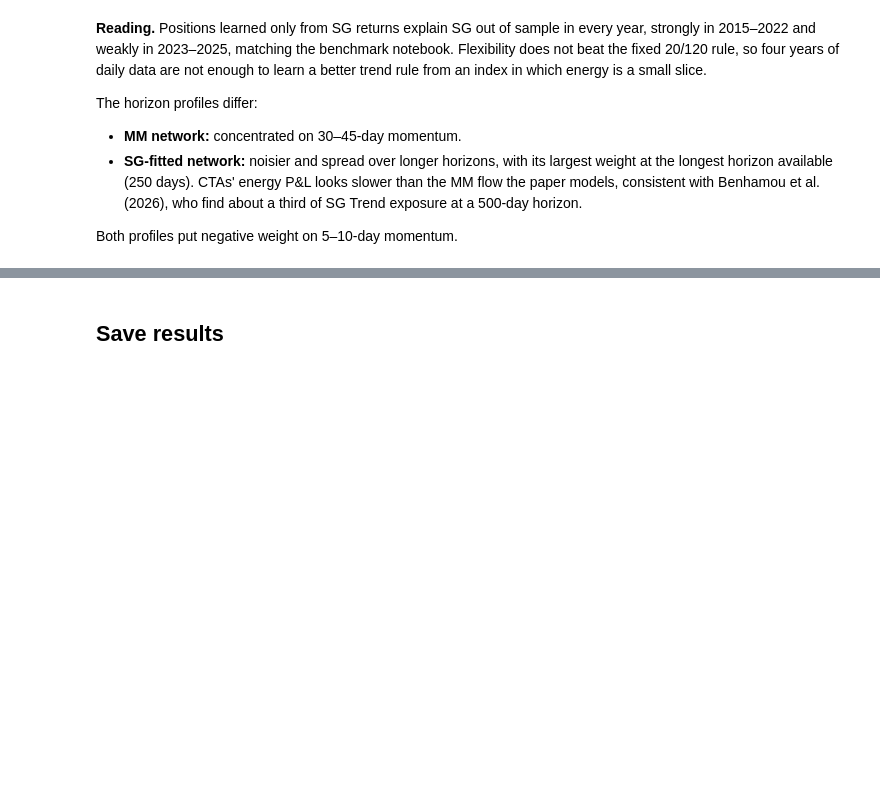
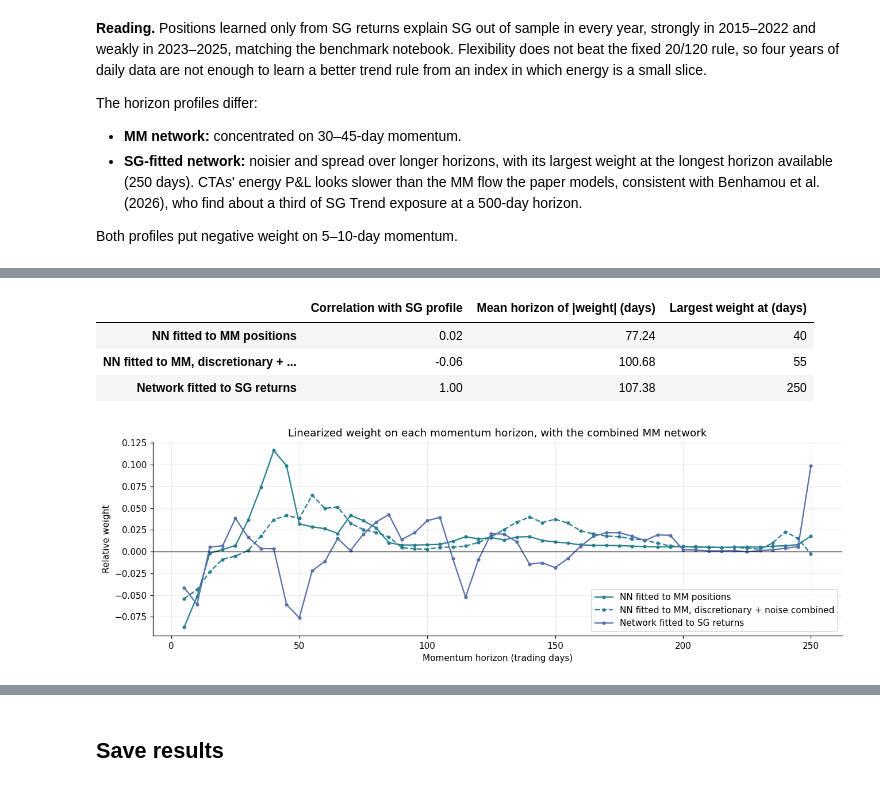
Before and after one commit to julienwax/Capstone, a Jupyter notebook: working_ideas/predict_sg_index.ipynb, the cells around one changed output, grey strips where cells are left out. Saved outputs shown, nothing was run; the diff lists cells and outputs as text; code cells hidden in the pictures; blank space fills up the shorter version.

```diff
--- a/working_ideas/predict_sg_index.ipynb
+++ b/working_ideas/predict_sg_index.ipynb
@@ -107,0 +112,28 @@ Both profiles put negative weight on 5–10-day momentum.
+# %%
+_, combined_loadings = sg.run_decomposition(panel, config, combined=True)
+profiles = {'NN fitted to MM positions': mm_loadings,
+            'NN fitted to MM, discretionary + noise combined': combined_loadings,
+            'Network fitted to SG returns': sg.sg_horizon_loadings(sg_run['models'])}
+profiles = pd.DataFrame({name: v.mean(0) / np.abs(v.mean(0)).sum() for name, v in profiles.items()}, index=HORIZONS)
+display(pd.DataFrame({'Correlation with SG profile': profiles.corrwith(profiles['Network fitted to SG returns']),
+                      'Mean horizon of |weight| (days)': profiles.abs().mul(HORIZONS, axis=0).sum(),
+                      'Largest weight at (days)': profiles.idxmax()}).round(2))
+
+fig, ax = plt.subplots(figsize=(12, 4))
+for (name, profile), color, style in zip(profiles.items(), [COLORS['trend'], COLORS['trend'], COLORS['sg']], ['-', '--', '-']):
+    ax.plot(HORIZONS, profile, marker='o', ms=3, color=color, ls=style, label=name)
+ax.axhline(0, color='black', lw=.8)
+ax.set(title='Linearized weight on each momentum horizon, with the combined MM network',
+       xlabel='Momentum horizon (trading days)', ylabel='Relative weight')
+ax.grid(alpha=.25)
+ax.legend()
+fig.tight_layout()
+fig.savefig(OUTPUT / 'horizon_profiles_combined.png', dpi=160)
+plt.show()
+profiles.to_csv(OUTPUT / 'horizon_profiles_combined.csv')
+# %% [output]
+|  | Correlation with SG profile | Mean horizon of |weight| (days) | Largest weight at (days) |
+| NN fitted to MM positions | 0.02 | 77.24 | 40 |
+| NN fitted to MM, discretionary + ... | -0.06 | 100.68 | 55 |
+| Network fitted to SG returns | 1.00 | 107.38 | 250 |
+[figure, added]
```
Also changed, not shown: parts of 2 cells of this notebook, 3 other files.
